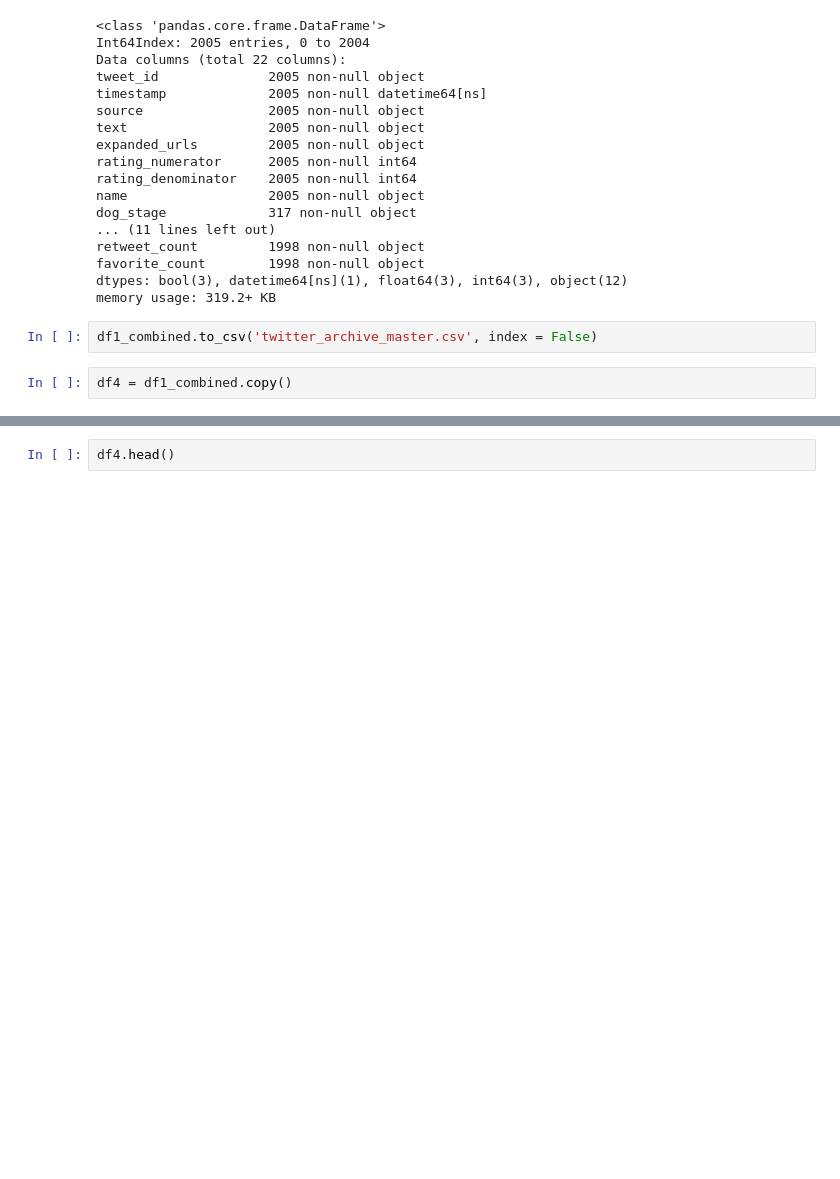
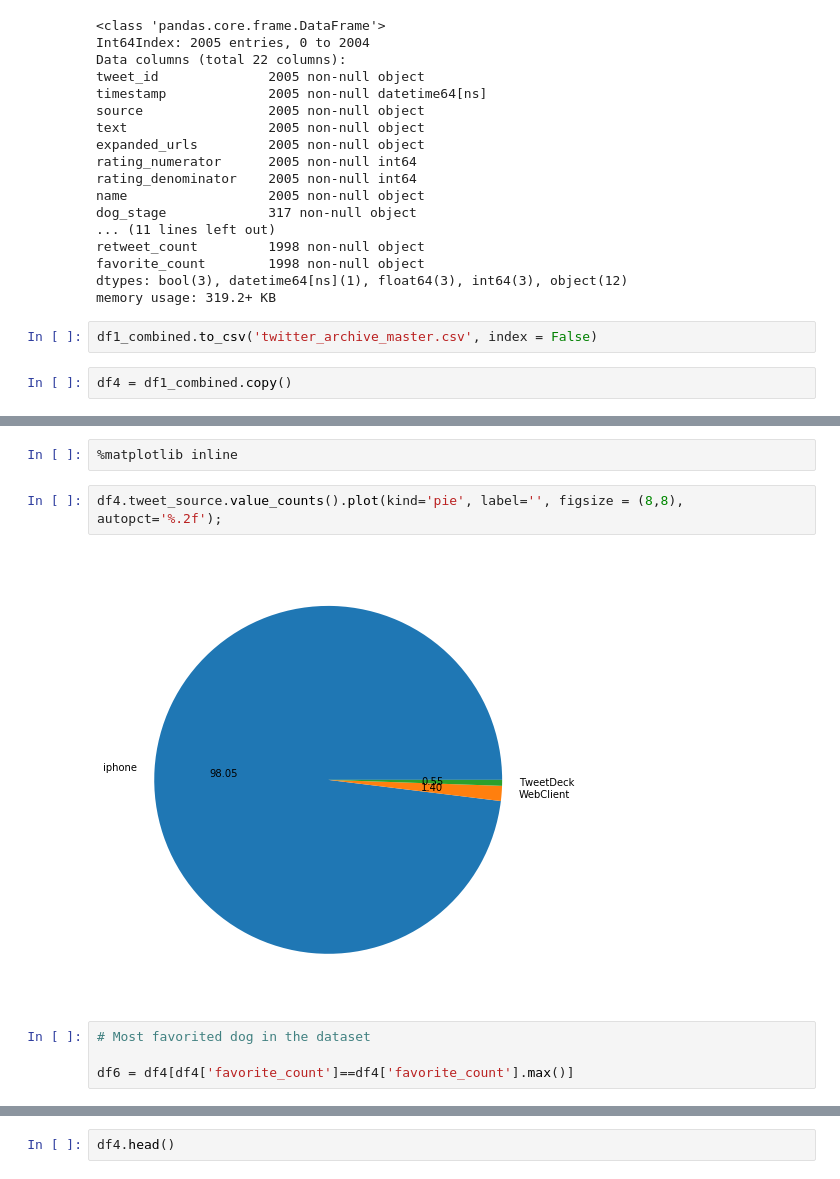
Before and after one commit to vijayelango/DataWrangling, a Jupyter notebook: wrangle_act.ipynb, the cells around one changed output, grey strips where cells are left out. Drawn from its saved outputs; the diff is of its cells as text; blank space fills up the shorter version.

Commit message:
feat: Created visualizations in jupyter notebook and act_report.docx to communicate insights.

```diff
--- a/wrangle_act.ipynb
+++ b/wrangle_act.ipynb
@@ -742 +742,11 @@ TweetDeck       11
 Name: tweet_source, dtype: int64
+# %%
+%matplotlib inline
+# %%
+df4.tweet_source.value_counts().plot(kind='pie', label='', figsize = (8,8), autopct='%.2f');
+# %% [output]
+[figure, added]
+# %%
+# Most favorited dog in the dataset
+
+df6 = df4[df4['favorite_count']==df4['favorite_count'].max()]
```
Also changed, not shown: parts of 30 cells of this notebook, 1 other file.
